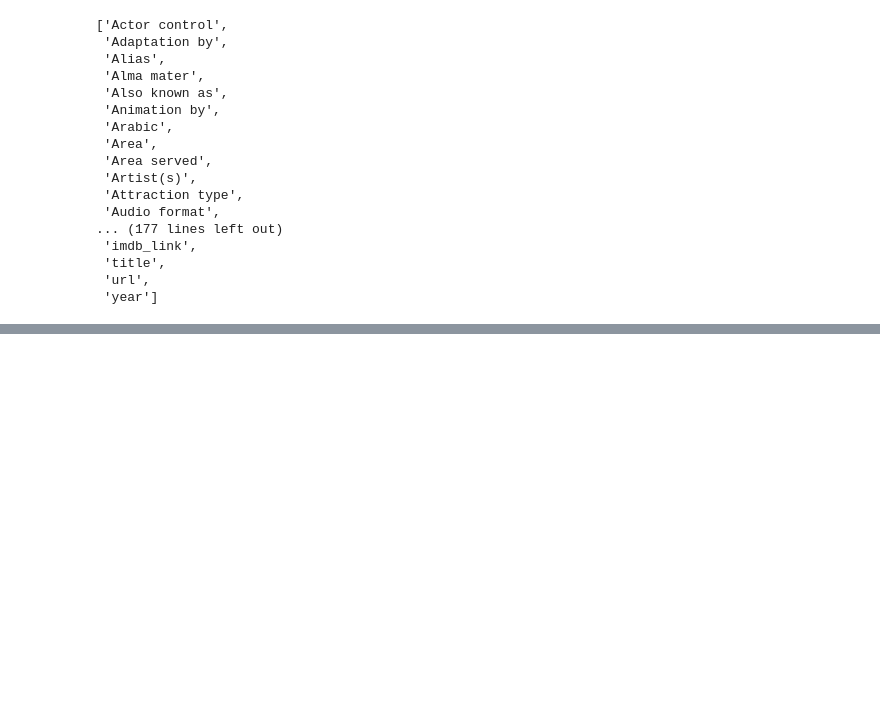
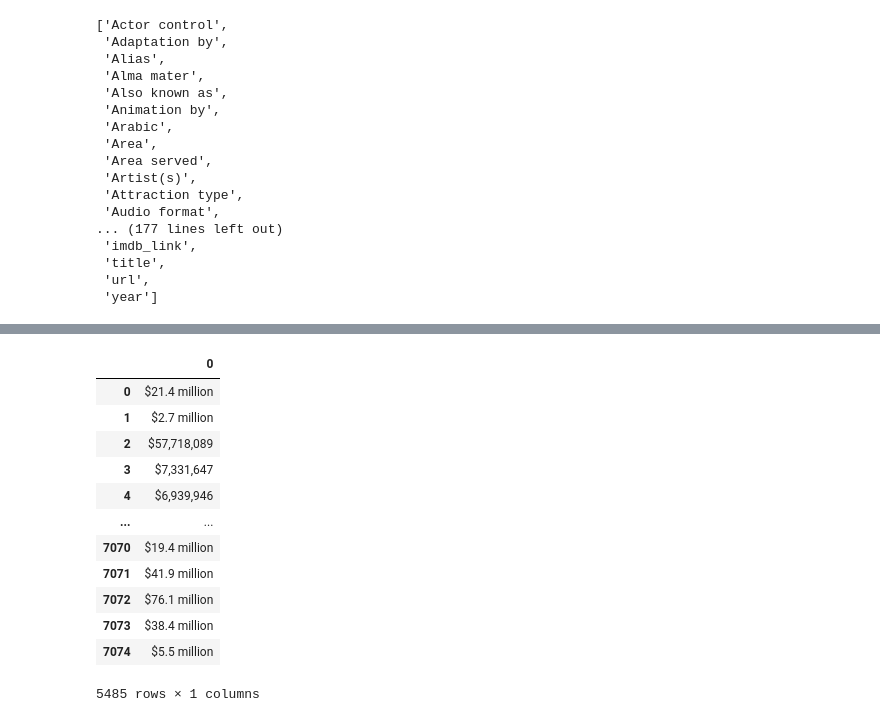
Before and after one commit to ntorenduwayo/Movies-ETL, a Jupyter notebook: Wiki_movies_raw.ipynb, the cells around one changed output, grey strips where cells are left out. Saved outputs shown, nothing was run; the diff lists cells and outputs as text; code cells hidden in the pictures; blank space fills up the shorter version.

Commit message:
Updating Wiki_movies_raw file

```diff
--- a/Wiki_movies_raw.ipynb
+++ b/Wiki_movies_raw.ipynb
@@ -236,0 +369,5 @@ sorted(wiki_movies_df.columns.tolist())
+# %%
+## Columns that we want to keep, which we can select from our Pandas DataFrame as follows:
+wiki_columns_to_keep = [column for column in wiki_movies_df.columns if wiki_movies_df[column].isnull().sum() < len(wiki_movies_df) * 0.9]
+wiki_movies_df = wiki_movies_df[wiki_columns_to_keep]
+wiki_movies_df.head()
@@ -236,0 +404,4 @@ sorted(wiki_movies_df.columns.tolist())
+# %%
+## The number of data points that exist after you drop any data.
+box_office = wiki_movies_df['Box office'].dropna()
+print(len(box_office))
@@ -236,0 +448,3 @@ sorted(wiki_movies_df.columns.tolist())
+# %%
+## Concatenates list items into one string using join()
+box_office = box_office.apply(lambda x: ' '.join(x) if type(x) == list else x)
@@ -236,0 +524,5 @@ sorted(wiki_movies_df.columns.tolist())
+# %%
+## 3. Some values are given as a range.
+#### To solve this problem, we'll search for any string that starts with a dollar sign and ends with a hyphen,
+### and then replace it with just a dollar sign using the replace() method:
+box_office = box_office.str.replace(r'\$.*[-—–](?![a-z])', '$', regex=True)
@@ -236,0 +533,17 @@ sorted(wiki_movies_df.columns.tolist())
+# %%
+# Extract and Convert the Box Office Values
+box_office.str.extract(f'({form_one}|{form_two})')
+# %% [output]
+|  | 0 |
+| 0 | $21.4 million |
+| 1 | $2.7 million |
+| 2 | $57,718,089 |
+| 3 | $7,331,647 |
+| 4 | $6,939,946 |
+| ... | ... |
+| 7070 | $19.4 million |
+| 7071 | $41.9 million |
+| 7072 | $76.1 million |
+| 7073 | $38.4 million |
+| 7074 | $5.5 million |
+5485 rows × 1 columns
```
Also changed, not shown: parts of 52 cells of this notebook.
